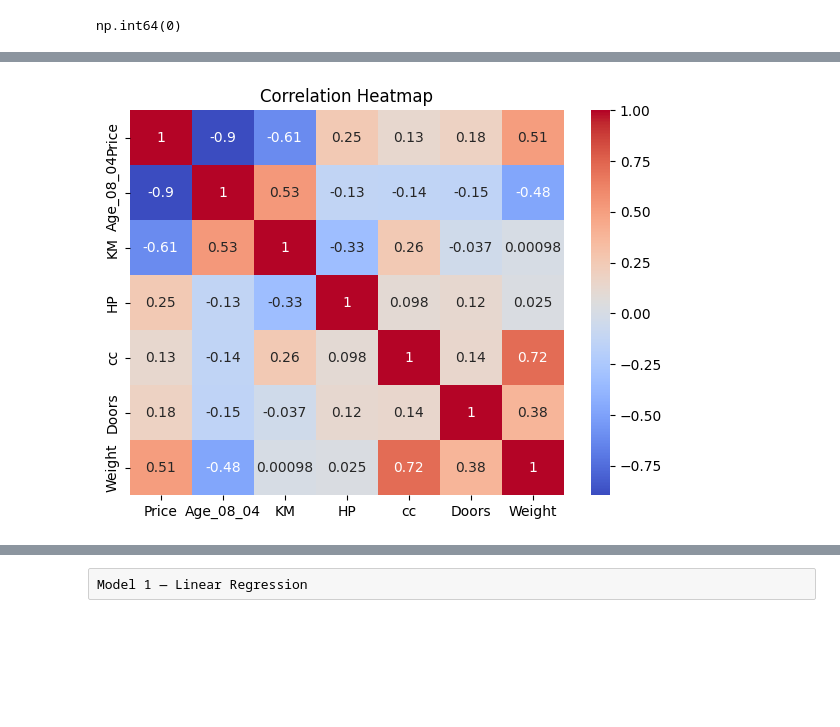
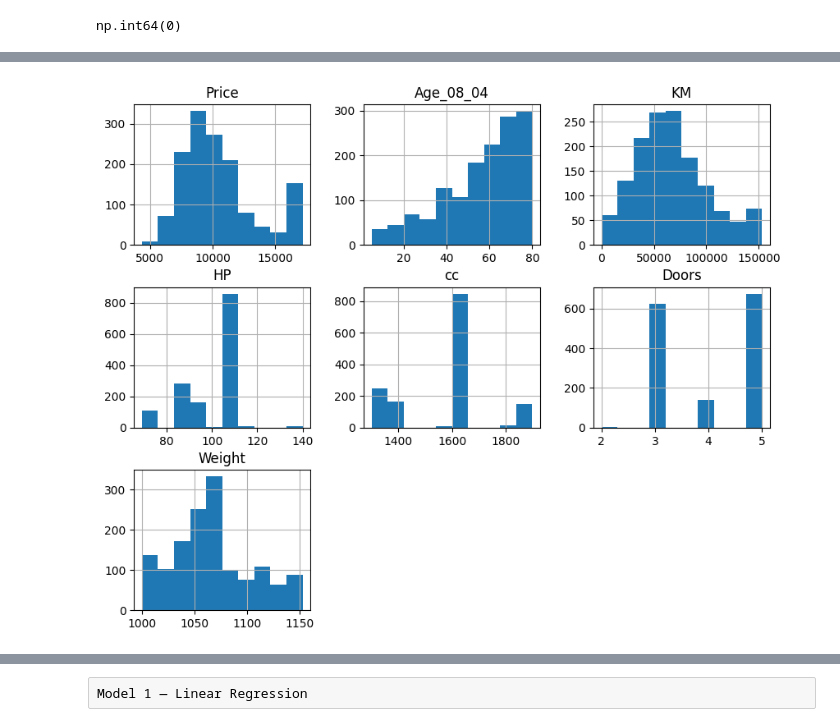
Before and after one commit to Sudeepkanase/Data_Science_work, a Jupyter notebook: Assignment_MLR.ipynb, the cells around one changed output, grey strips where cells are left out. Drawn from its saved outputs; the diff is of its cells as text; code cells hidden in the pictures; blank space fills up the shorter version.

```diff
--- a/Assignment_MLR.ipynb
+++ b/Assignment_MLR.ipynb
@@ -126,9 +109,7 @@ plt.show()
 # %%
-#Correlation Heatmap
-plt.figure(figsize=(7,5))
-sns.heatmap(df[['Price','Age_08_04','KM','HP','cc','Doors','Weight']].corr(), annot=True, cmap='coolwarm')
-plt.title("Correlation Heatmap")
+#Histograms
+df[['Price','Age_08_04','KM','HP','cc','Doors','Weight']].hist(figsize=(10,8))
 plt.show()
 # %% [output]
-[figure, old version]
+[figure, new version]
 # %%
```
Also changed, not shown: parts of 20 cells of this notebook, 1 other file.
